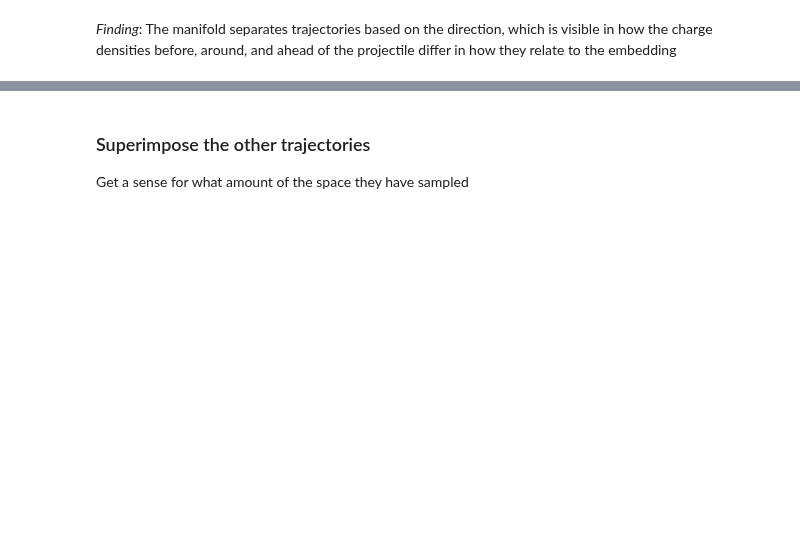
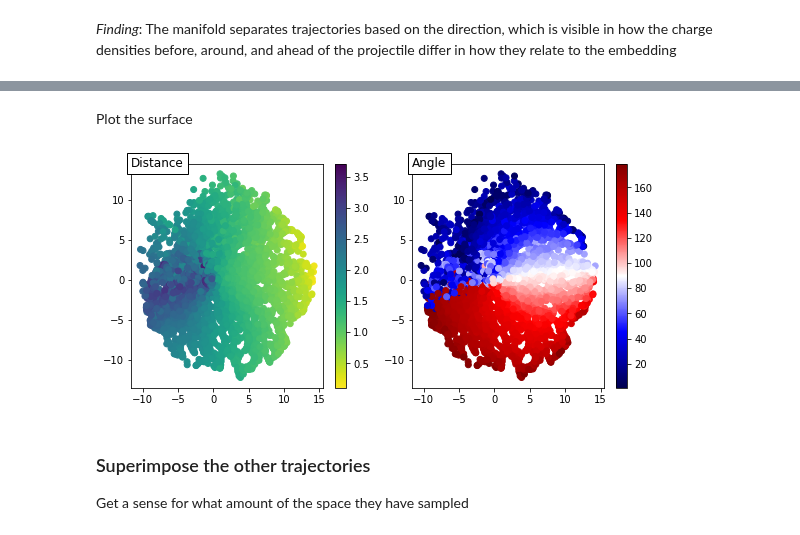
Before and after one commit to globus-labs/stopping-power-ml, a Jupyter notebook: single-velocity/manifold/0_explore_sampling.ipynb, the cells around one changed output, grey strips where cells are left out. Drawn from its saved outputs; the diff is of its cells as text; code cells hidden in the pictures; blank space fills up the shorter version.

```diff
--- a/single-velocity/manifold/0_explore_sampling.ipynb
+++ b/single-velocity/manifold/0_explore_sampling.ipynb
@@ -125,0 +132,20 @@ X_cols = [x for x in X_cols if 'charge' in x]
+# %%
+def compute_r_and_theta(position, velocity):
+    """Compute the distance between a projectile and the nearest atom, and the
+    angle between the velocity of the atom and the direction of the partile"""
+
+    # Get a pmg version of the structure
+    strc = AseAtomsAdaptor.get_structure(simulation_cell)
+
+    # Compute the nearest atoms within a shell
+    neigh = sorted(strc.get_sites_in_sphere(position, 6), key=lambda x: x[1])[0]
+
+    # Compute the angle between the direction to that atom and the velocity
+    disp = neigh[0].coords - position
+    angle = np.arccos(np.dot(disp, velocity) / np.linalg.norm(disp) / np.linalg.norm(velocity)) / np.pi * 180
+    return neigh[1], angle
+x = compute_r_and_theta([1,0,0], [1, 0, 0])
+assert np.isclose(x, [1, 180]).all()
+# %%
+%%time
+r, a = zip(*all_space[['position', 'velocity']].apply(lambda x: compute_r_and_theta(*x), axis=1))
@@ -126,3 +155,20 @@ X_cols = [x for x in X_cols if 'charge' in x]
+# %% [markdown]
+Plot the surface
+# %%
+fig, axs = plt.subplots(1, 2)
+
+for ax,cl,la,cp in zip(axs, [r, a], ['Distance', 'Angle'], ['viridis_r', 'seismic']):
+    cmap_data = ax.scatter(all_proj[:, 0], all_proj[:, 1], c=np.array(cl), cmap=cp)
+    ax.text(0, 1, la, va='center',
+            transform=ax.transAxes, fontsize=12,
+            bbox={'facecolor': 'w', 'edgecolor': 'k'})
+    fig.colorbar(cmap_data, ax=ax)
+
+fig.set_size_inches(8, 3.7)
+fig.tight_layout()
+fig.savefig(os.path.join('figures', 'manifold-plot-analyzed.png'), dpi=320)
+# %% [output]
+[figure, added]
 # %% [markdown]
 ### Superimpose the other trajectories
 Get a sense for what amount of the space they have sampled
```
Also changed, not shown: parts of 13 cells of this notebook, 5 other files.
